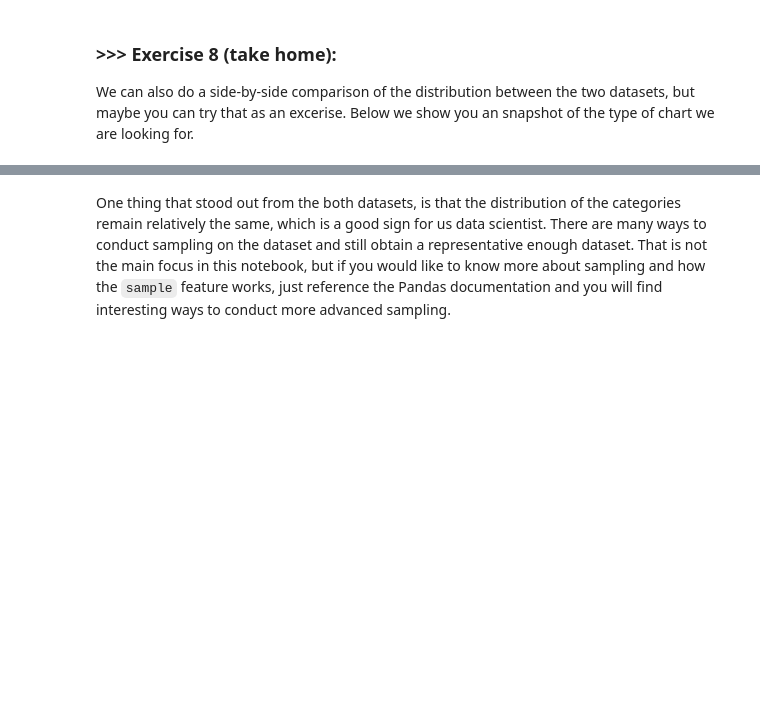
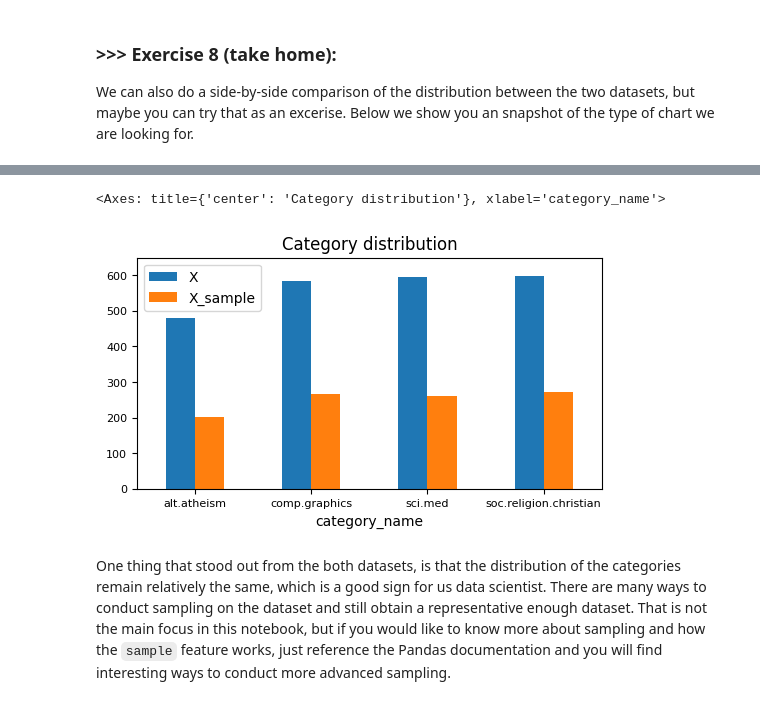
Before and after one commit to Benson920613/DM2025-Lab1-Exercise, a Jupyter notebook: DM2025-Lab1-Master.ipynb, the cells around one changed output, grey strips where cells are left out. Saved outputs shown, nothing was run; the diff lists cells and outputs as text; code cells hidden in the pictures; blank space fills up the shorter version.

```diff
--- a/DM2025-Lab1-Master.ipynb
+++ b/DM2025-Lab1-Master.ipynb
@@ -733,3 +824,20 @@ We can also do a side-by-side comparison of the distribution between the two dat
+# %%
+# Answer here
+counts_X = X.category_name.value_counts()
+counts_sample = X_sample.category_name.value_counts()
+
+df_compare = pd.DataFrame({
+    "X": counts_X,
+    "X_sample": counts_sample
+}).fillna(0)
+
+df_compare.plot(kind = 'bar',
+                title = 'Category distribution',
+                ylim = [0, X.category_name.value_counts().max()+50],
+                rot = 0, fontsize = 8, figsize=(6,3))
+# %% [output]
+<Axes: title={'center': 'Category distribution'}, xlabel='category_name'>
+[figure, added]
 # %% [markdown]
 One thing that stood out from the both datasets, is that the distribution of the categories remain relatively the same, which is a good sign for us data scientist. There are many ways to conduct sampling on the dataset and still obtain a representative enough dataset. That is not the main focus in this notebook, but if you would like to know more about sampling and how the `sample` feature works, just reference the Pandas documentation and you will find interesting ways to conduct more advanced sampling.
 # %% [markdown]
```
Also changed, not shown: parts of 34 cells of this notebook, 5 other files.
